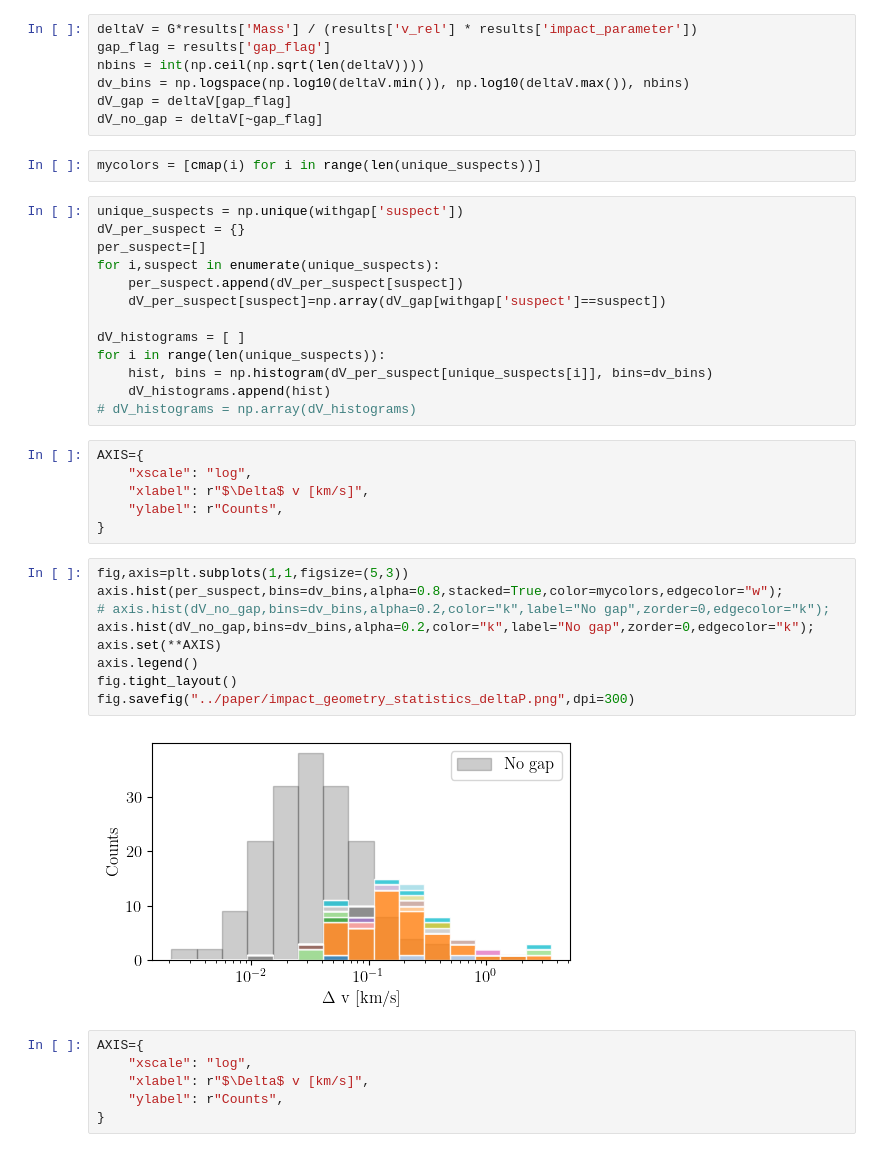
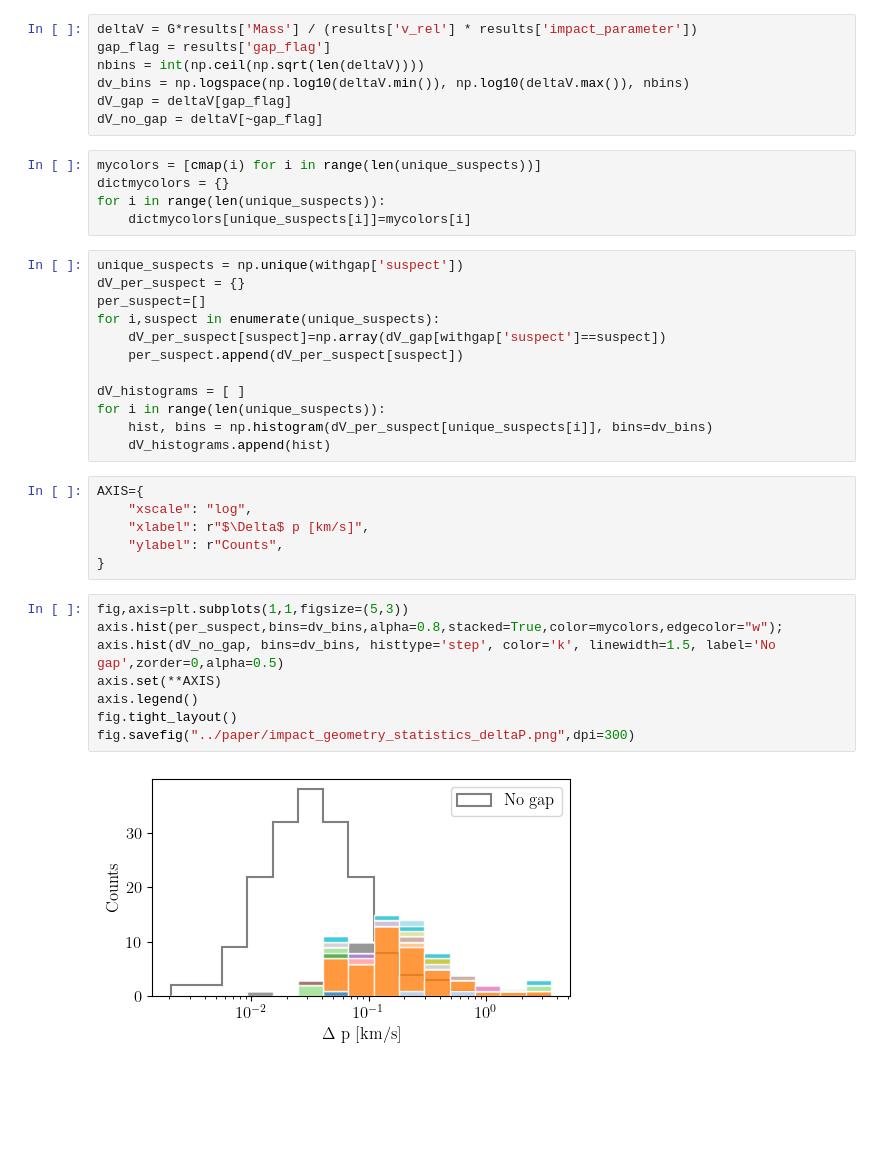
Before and after one commit to salvatore-ferrone/stream_analysis, a Jupyter notebook: figures/impact_time_histogram.ipynb, the cells around one changed output. Cells and saved outputs as stored; diff of their text form; blank space fills up the shorter version.

Commit message:
updated colors schema and such

```diff
--- a/figures/impact_time_histogram.ipynb
+++ b/figures/impact_time_histogram.ipynb
@@ -154,39 +154,34 @@ dV_gap = deltaV[gap_flag]
 dV_no_gap = deltaV[~gap_flag]
 # %%
 mycolors = [cmap(i) for i in range(len(unique_suspects))]
+dictmycolors = {}
+for i in range(len(unique_suspects)):
+    dictmycolors[unique_suspects[i]]=mycolors[i]
 # %%
 unique_suspects = np.unique(withgap['suspect'])
 dV_per_suspect = {}
 per_suspect=[]
 for i,suspect in enumerate(unique_suspects):
+    dV_per_suspect[suspect]=np.array(dV_gap[withgap['suspect']==suspect])
     per_suspect.append(dV_per_suspect[suspect])
-    dV_per_suspect[suspect]=np.array(dV_gap[withgap['suspect']==suspect])
 
 dV_histograms = [ ]
 for i in range(len(unique_suspects)):
     hist, bins = np.histogram(dV_per_suspect[unique_suspects[i]], bins=dv_bins)
     dV_histograms.append(hist)
-# dV_histograms = np.array(dV_histograms)
 # %%
 AXIS={
     "xscale": "log",
-    "xlabel": r"$\Delta$ v [km/s]",
+    "xlabel": r"$\Delta$ p [km/s]",
     "ylabel": r"Counts",
 }
 # %%
 fig,axis=plt.subplots(1,1,figsize=(5,3))
 axis.hist(per_suspect,bins=dv_bins,alpha=0.8,stacked=True,color=mycolors,edgecolor="w");
-# axis.hist(dV_no_gap,bins=dv_bins,alpha=0.2,color="k",label="No gap",zorder=0,edgecolor="k");
-axis.hist(dV_no_gap,bins=dv_bins,alpha=0.2,color="k",label="No gap",zorder=0,edgecolor="k");
+axis.hist(dV_no_gap, bins=dv_bins, histtype='step', color='k', linewidth=1.5, label='No gap',zorder=0,alpha=0.5)
 axis.set(**AXIS)
 axis.legend()
 fig.tight_layout()
 fig.savefig("../paper/impact_geometry_statistics_deltaP.png",dpi=300)
 # %% [output]
-[figure, old version]
+[figure, new version]
-# %%
-AXIS={
-    "xscale": "log",
-    "xlabel": r"$\Delta$ v [km/s]",
-    "ylabel": r"Counts",
-}
```
Also changed, not shown: parts of 7 cells of this notebook, 1 other file.
